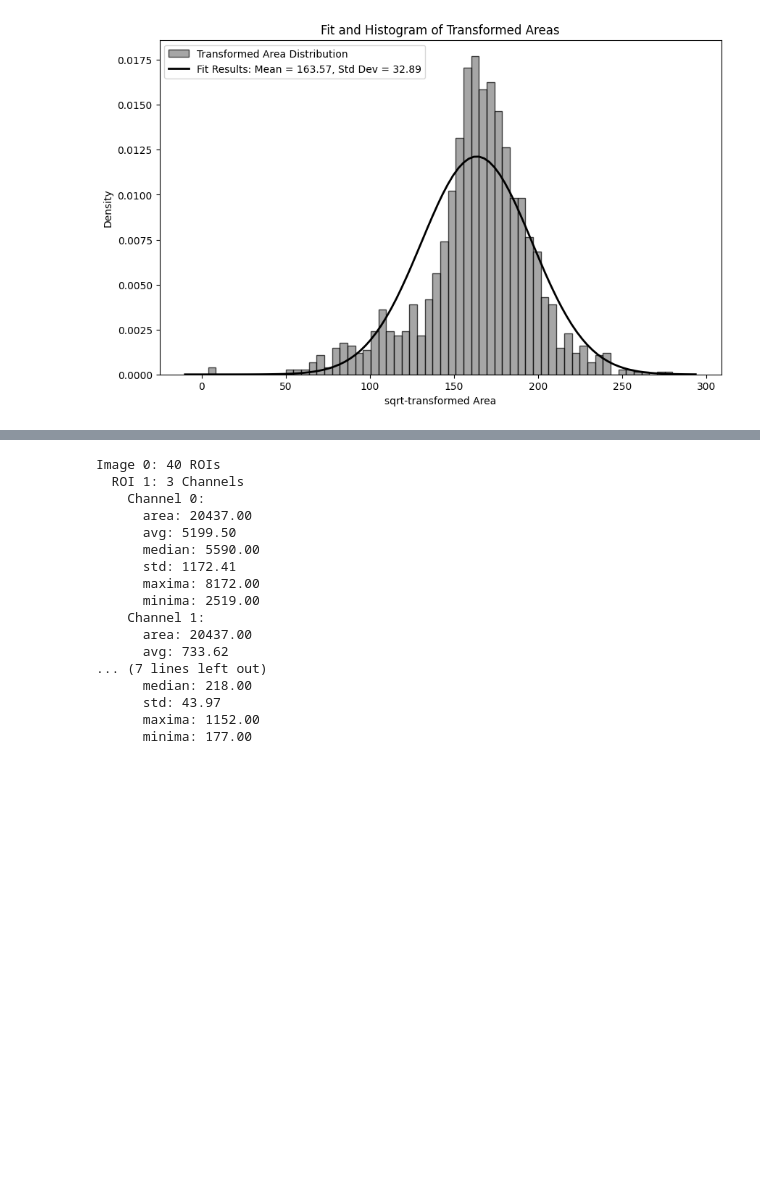
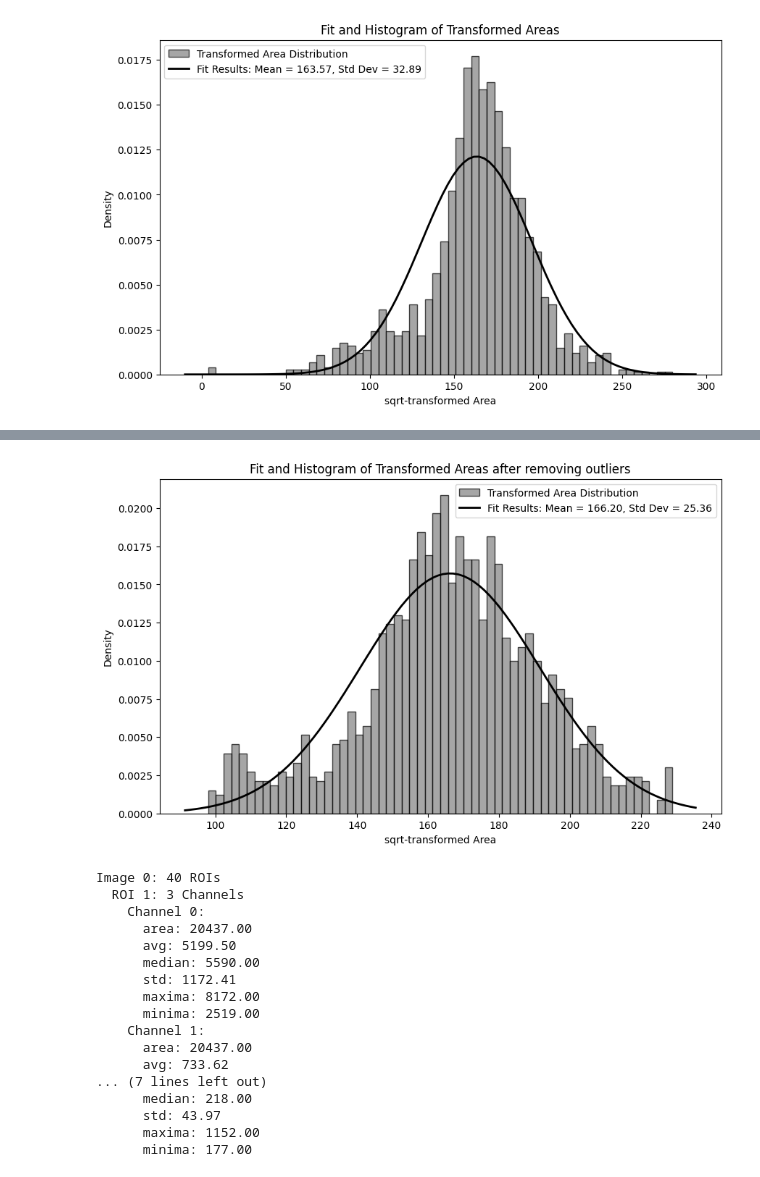
Before and after one commit to timotheelionnet/python_image-analysis, a Jupyter notebook: notebooks/image-readr.ipynb, the cells around one changed output, grey strips where cells are left out. Drawn from its saved outputs; the diff is of its cells as text; code cells hidden in the pictures; blank space fills up the shorter version.

```diff
--- a/notebooks/image-readr.ipynb
+++ b/notebooks/image-readr.ipynb
@@ -236,10 +295,17 @@ plt.show()
 # Remove values outside the number of SD that the user defines
 # for the log or sqrt-transformed data, as above
 # (2*SD seems generally reasonable for this data)
-# using the outliersOut function in  outliers_removal.py
+# using the outliersOut function found in outliers_removal.py
 sd_cutoff = 2
 tx = "sqrt"
 
-filtered_metrics, thresholds = outliersOut(all_roi_metrics, sd_filter = sd_cutoff, transformation = tx)
-print("Thresholds (Mean, Std Dev, Lower, Upper):", thresholds)
+filtr_metrics_df, thresholds = outliersOut(metrics_df, sd_filter = sd_cutoff, transformation = tx)
+
+# Print the thresholds to verify them
+print("Calculated thresholds:")
+print(f"Mean: {thresholds[0]}, Std Dev: {thresholds[1]}")
+print(f"Lower Threshold: {thresholds[2]}, Upper Threshold: {thresholds[3]}")
+
+# Optionally, display some of the filtered data to inspect the results
+print(filtr_metrics_df.head())
 # %% [output]
@@ -247,3 +329,58 @@ Thresholds (Mean, Std Dev, Lower, Upper): (163.56883550128023, 32.89223020018595
+# %%
+# Plot the distribution of ROI areas in the filtered data
+
+# Set the transformation (log or sqrt) of the data you want to visualize
+tx = 'sqrt'
+
+# Define the directory to save the plot
+plot_dir = os.path.join(parent_directory, experiment, "py-plots/outlier_removal")
+os.makedirs(plot_dir, exist_ok = True)
+
+# Collect all ROI areas directly from the DataFrame
+all_areas = filtr_metrics_df['area'].values
+
+# Apply the transformation (log or sqrt)
+if tx == 'log':
+    tx_areas = np.log(all_areas + 1)  # Added 1 to avoid log(0)
+elif tx == 'sqrt':
+    tx_areas = np.sqrt(all_areas)
+else:
+    raise ValueError("Transformation should be either 'log' or 'sqrt'.")
+
+# Fit a normal distribution to the transformed areas
+mean, std_dev = norm.fit(tx_areas)
+
+# Generate histogram of the transformed areas
+plt.figure(figsize=(10, 6))
+n, bins, patches = plt.hist(tx_areas,
+                            bins=60,
+                            color='gray',
+                            edgecolor='black',
+                            linewidth=1,
+                            alpha=0.7,
+                            label='Transformed Area Distribution',
+                            density=True)
+plt.xlabel(f'{tx}-transformed Area')
+plt.ylabel('Density')
+
+# Generate the normal distribution curve
+xmin, xmax = plt.xlim()
+x = np.linspace(xmin, xmax, 100)
+p = norm.pdf(x, mean, std_dev)
+plt.plot(x, p, 'k', linewidth=2, label=f'Fit Results: Mean = {mean:.2f}, Std Dev = {std_dev:.2f}')
+plt.title('Fit and Histogram of Transformed Areas after removing outliers')
+plt.legend()
+
+# Save the plot to disk as a .png file
+plot_filename = 'area_distr_no-outliers.png'  # Replace with your desired file name
+plt.savefig(f"{plot_dir}/{plot_filename}", format='png')  # Change format to 'tif' if needed
+
+# Show the plot on the console
+plt.show()
+
+plt.close()  # Close the plot to free memory
+# %% [output]
+[figure, added]
 # %%
 # Print a summary of all_roi_metrics
 for image_key, rois in all_roi_metrics.items():
```
Also changed, not shown: parts of 8 cells of this notebook.
